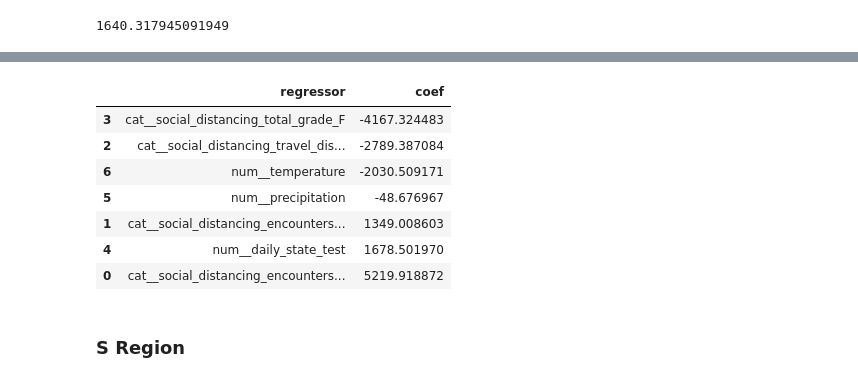
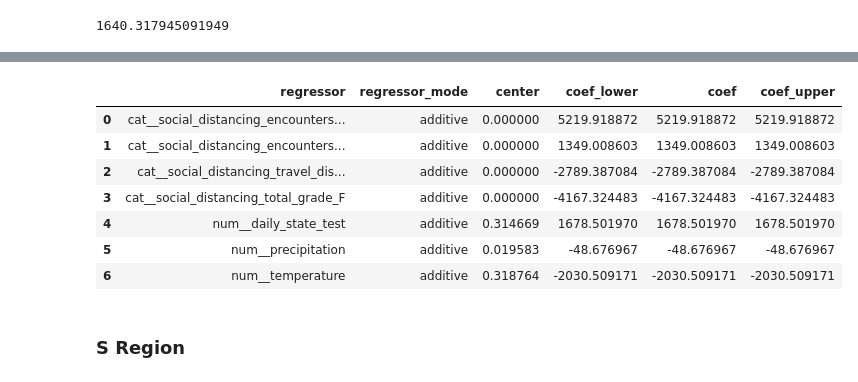
Before and after one commit to zshi719/LTV_DataSci_Capstone_Project, a Jupyter notebook: models/Prophet_Multiple_Regressors/tilly_Prophet_Multiple_Regressors.ipynb, the cells around one changed output, grey strips where cells are left out. Drawn from its saved outputs; the diff is of its cells as text; code cells hidden in the pictures.

```diff
--- a/models/Prophet_Multiple_Regressors/tilly_Prophet_Multiple_Regressors.ipynb
+++ b/models/Prophet_Multiple_Regressors/tilly_Prophet_Multiple_Regressors.ipynb
@@ -12,12 +12,12 @@ from prophet.plot import plot_cross_validation_metric
 from prophet.utilities import regressor_coefficients
 # %%
 # Import train data
-ne_train = pd.read_csv("/Users/Huey.ts/Desktop/STAT_390/data/ne_train.csv")
-s_train = pd.read_csv("/Users/Huey.ts/Desktop/STAT_390/data/s_train.csv")
+ne_train = pd.read_csv("../../data/ne_train.csv")
+s_train = pd.read_csv("../../data/s_train.csv")
 
 # Import test data
-ne_test = pd.read_csv("/Users/Huey.ts/Desktop/STAT_390/data/ne_test.csv")
-s_test = pd.read_csv("/Users/Huey.ts/Desktop/STAT_390/data/s_test.csv")
+ne_test = pd.read_csv("../../data/ne_test.csv")
+s_test = pd.read_csv("../../data/s_test.csv")
 # %%
 ne_train_plot = pd.merge(ne_train.date, ne_train["covid_19_confirmed_cases"],
                                 left_index=True, right_index=True)
@@ -150,15 +150,15 @@ a = add_changepoints_to_plot(fig.gca(), ne_normal_prophet, ne_normal_forecast)
 # %%
 # Regressor Coefficients
-regressor_coefficients(ne_normal_prophet)[["regressor", "coef"]].sort_values("coef")
+regressor_coefficients(ne_normal_prophet)
 # %% [output]
-|  | regressor | coef |
-| 3 | cat__social_distancing_total_grade_F | -4167.324483 |
-| 2 | cat__social_distancing_travel_dis... | -2789.387084 |
-| 6 | num__temperature | -2030.509171 |
-| 5 | num__precipitation | -48.676967 |
-| 1 | cat__social_distancing_encounters... | 1349.008603 |
-| 4 | num__daily_state_test | 1678.501970 |
-| 0 | cat__social_distancing_encounters... | 5219.918872 |
+|  | regressor | regressor_mode | center | coef_lower | coef | coef_upper |
+| 0 | cat__social_distancing_encounters... | additive | 0.000000 | 5219.918872 | 5219.918872 | 5219.918872 |
+| 1 | cat__social_distancing_encounters... | additive | 0.000000 | 1349.008603 | 1349.008603 | 1349.008603 |
+| 2 | cat__social_distancing_travel_dis... | additive | 0.000000 | -2789.387084 | -2789.387084 | -2789.387084 |
+| 3 | cat__social_distancing_total_grade_F | additive | 0.000000 | -4167.324483 | -4167.324483 | -4167.324483 |
+| 4 | num__daily_state_test | additive | 0.314669 | 1678.501970 | 1678.501970 | 1678.501970 |
+| 5 | num__precipitation | additive | 0.019583 | -48.676967 | -48.676967 | -48.676967 |
+| 6 | num__temperature | additive | 0.318764 | -2030.509171 | -2030.509171 | -2030.509171 |
 # %% [markdown]
 ### S Region
 # %%
```
Also changed, not shown: parts of 2 cells of this notebook, 8 other files.
